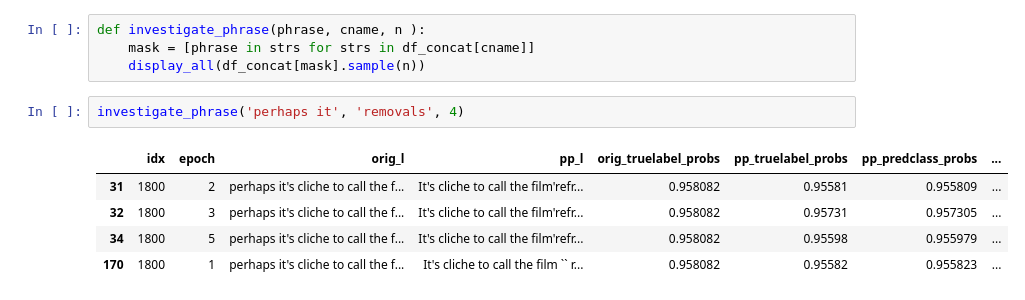
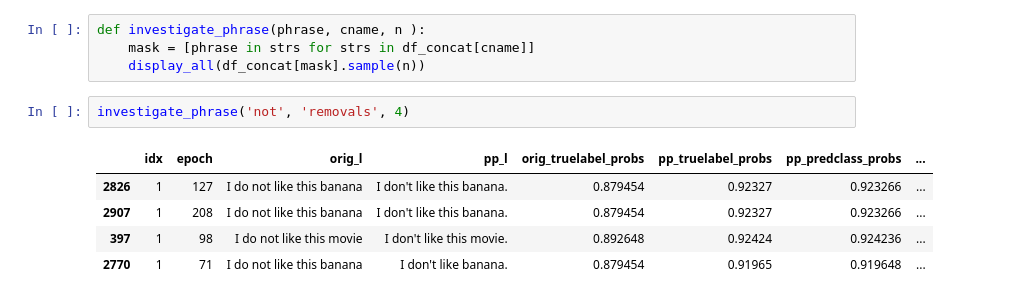
Before and after one commit to puzzler10/travis_attack, a Jupyter notebook: show_examples.ipynb, the cells around one changed output. Saved outputs shown, nothing was run; the diff lists cells and outputs as text.

```diff
--- a/show_examples.ipynb
+++ b/show_examples.ipynb
@@ -173,10 +212,10 @@ def investigate_phrase(phrase, cname, n ):
     mask = [phrase in strs for strs in df_concat[cname]]
     display_all(df_concat[mask].sample(n))
 # %%
-investigate_phrase('perhaps it', 'removals', 4)
+investigate_phrase('not', 'removals', 4)
 # %% [output]
 |  | idx | epoch | orig_l | pp_l | orig_truelabel_probs | pp_truelabel_probs | pp_predclass_probs | ... |
-| 31 | 1800 | 2 | perhaps it's cliche to call the f... | It's cliche to call the film'refr... | 0.958082 | 0.95581 | 0.955809 | ... |
-| 32 | 1800 | 3 | perhaps it's cliche to call the f... | It's cliche to call the film'refr... | 0.958082 | 0.95731 | 0.957305 | ... |
-| 34 | 1800 | 5 | perhaps it's cliche to call the f... | It's cliche to call the film'refr... | 0.958082 | 0.95598 | 0.955979 | ... |
-| 170 | 1800 | 1 | perhaps it's cliche to call the f... | It's cliche to call the film `` r... | 0.958082 | 0.95582 | 0.955823 | ... |
+| 2826 | 1 | 127 | I do not like this banana | I don't like this banana. | 0.879454 | 0.92327 | 0.923266 | ... |
+| 2907 | 1 | 208 | I do not like this banana | I don't like this banana. | 0.879454 | 0.92327 | 0.923266 | ... |
+| 397 | 1 | 98 | I do not like this movie | I don't like this movie. | 0.892648 | 0.92424 | 0.924236 | ... |
+| 2770 | 1 | 71 | I do not like this banana | I don't like banana. | 0.879454 | 0.91965 | 0.919648 | ... |
```
Also changed, not shown: parts of 3 cells of this notebook, 51 other files.
